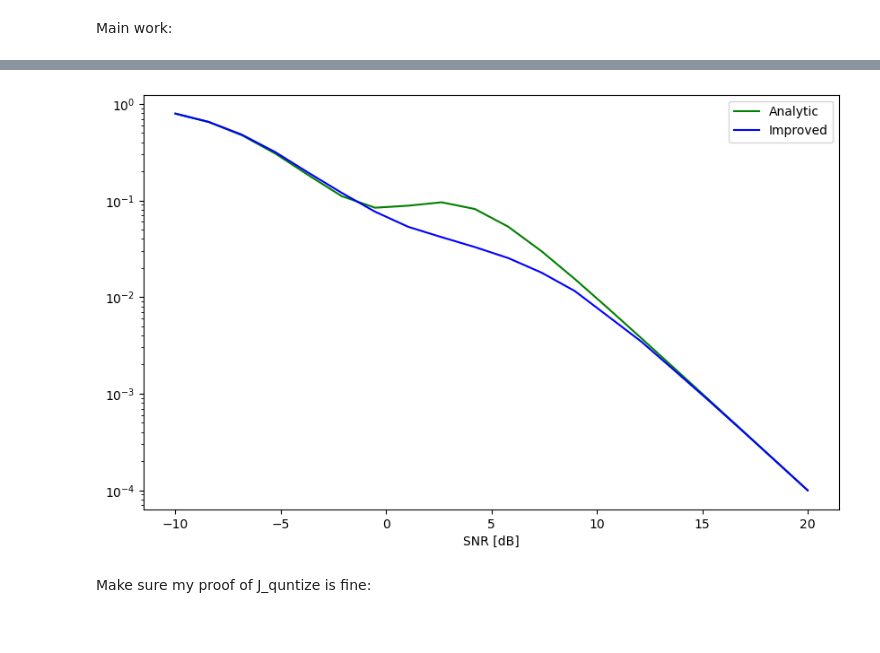
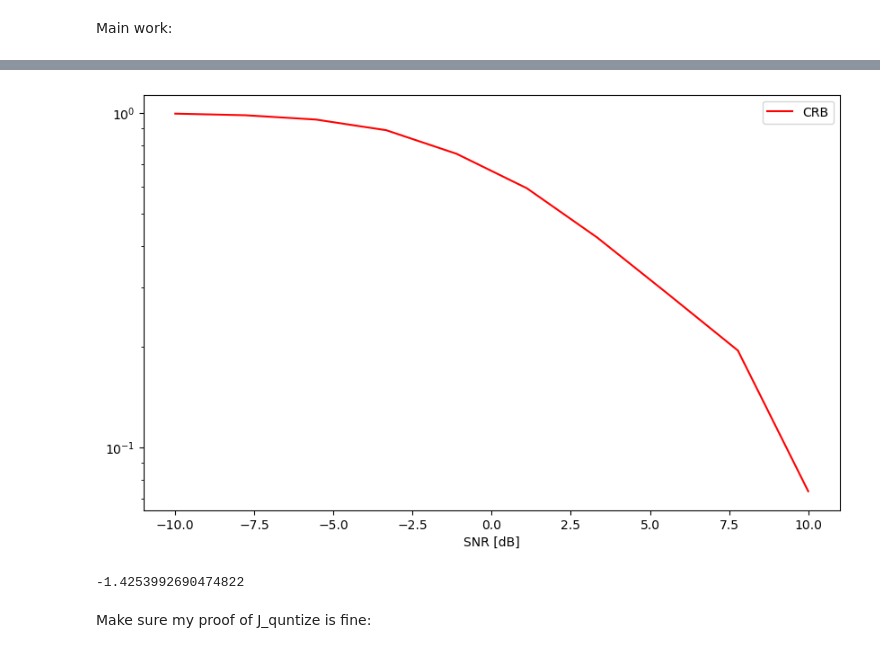
Before and after one commit to mazyaniv/Channel_Estimation, a Jupyter notebook: yaniv.ipynb, the cells around one changed output, grey strips where cells are left out. Cells and saved outputs as stored; diff of their text form; code cells hidden in the pictures.

```diff
--- a/yaniv.ipynb
+++ b/yaniv.ipynb
@@ -310,31 +321,52 @@ def Mixed(sigma1,sigma2, n_a,n_q,matrix,s,h,observ=sim,thresh_real=0,thresh_im=0
 # %%
 s,h = 0.00001,1
 sim = 100
-na = 1
-nq = 40
+na = 0
+nq = 1
 s,h = 0.81,0.01
 epsilon = pow(10,-1)
-sigma_space_new = np.logspace(-2, 1, 20)
+sigma_space_new = np.logspace(-1, 1, 10)
 matrix_const = Matrix(na,nq)
 
-L_Estimator_analytic1 = [MSE_zertothresh_analytic(sigma_space_new[i],sigma_space_new[i], na,nq) for i in range(len(sigma_space_new))]
-CRB_pp1 = [CRB_pp(sigma_space_new[i],sigma_space_new[i],na,nq,matrix_const) for i in range(len(sigma_space_new))]
-#CRB1 = [CRB(sigma_space_new[i],sigma_space_new[i],na,nq,matrix_const) for i in range(len(sigma_space_new))]
+# L_Estimator_analytic1 = [MSE_zertothresh_analytic(sigma_space_new[i],sigma_space_new[i], na,nq) for i in range(len(sigma_space_new))]
+# CRB_pp1 = [CRB_pp(sigma_space_new[i],sigma_space_new[i],na,nq,matrix_const) for i in range(len(sigma_space_new))]
+CRB1 = [CRB(sigma_space_new[i],sigma_space_new[i],na,nq,matrix_const) for i in range(len(sigma_space_new))]
 #CRB_pp2 = [Mixed(sigma_space_new[i],sigma_space_new[i],na,nq,matrix_const,s,h) for i in range(len(sigma_space_new))]
 ######################
 fig = plt.figure(figsize=(10, 6))
-plt.plot(10*np.log10(1/sigma_space_new), L_Estimator_analytic1, color = "green", label = "Analytic")
-plt.plot(10*np.log10(1/sigma_space_new), CRB_pp1, color = "blue", label = "Improved")
-#plt.plot(10*np.log10(1/sigma_space_new), CRB1, color = "red", label = "CRB")
+# plt.plot(10*np.log10(1/sigma_space_new), L_Estimator_analytic1, color = "green", label = "Analytic")
+# plt.plot(10*np.log10(1/sigma_space_new), CRB_pp1, color = "blue", label = "Improved")
+plt.plot(10*np.log10(1/sigma_space_new), CRB1, color = "red", label = "CRB")
 #plt.plot(10*np.log10(1/sigma_space_new), CRB_pp2, color = "black", label = "WWB")
 
 #plt.title("M={}, mu={}, variance ={}".format(M,mu,round(2*pow(sigma_teta,2))))
 plt.yscale('log')
 plt.xlabel("SNR [dB]")
 plt.legend()
 plt.show()
 # %% [output]
-[figure, old version]
+[figure, new version]
+# %%
+s= 0.5
+h= 0.01
+sigma2 = 1
+# Define the ratio function
+def ratio_func(theta,sigma2,matrix,s,h):
+    return pow(1/(pow(math.pi,M))*np.exp(-np.linalg.norm (theta+h)**2),s)*pow(1/(pow(math.pi,M))*np.exp(-np.linalg.norm (theta)**2),1-s)*inner(theta,sigma2,matrix,s,h)
+
+# Define the range of theta values
+theta_min = -5  # Minimum value of theta
+theta_max = 5   # Maximum value of theta
+
+# Define the value of h
+h = 1.5
+
+# Perform numerical integration
+expected_value, _ = quad(ratio_func, theta_min, theta_max, args=(sigma2,Matrix(1,1),s,h))
+
+print(math.log(expected_value))
+# %% [output]
+-1.4253992690474822
 # %% [markdown]
 Make sure my proof of J_quntize is fine:
 # %%
```
Also changed, not shown: parts of 7 cells of this notebook, 1 other file.
